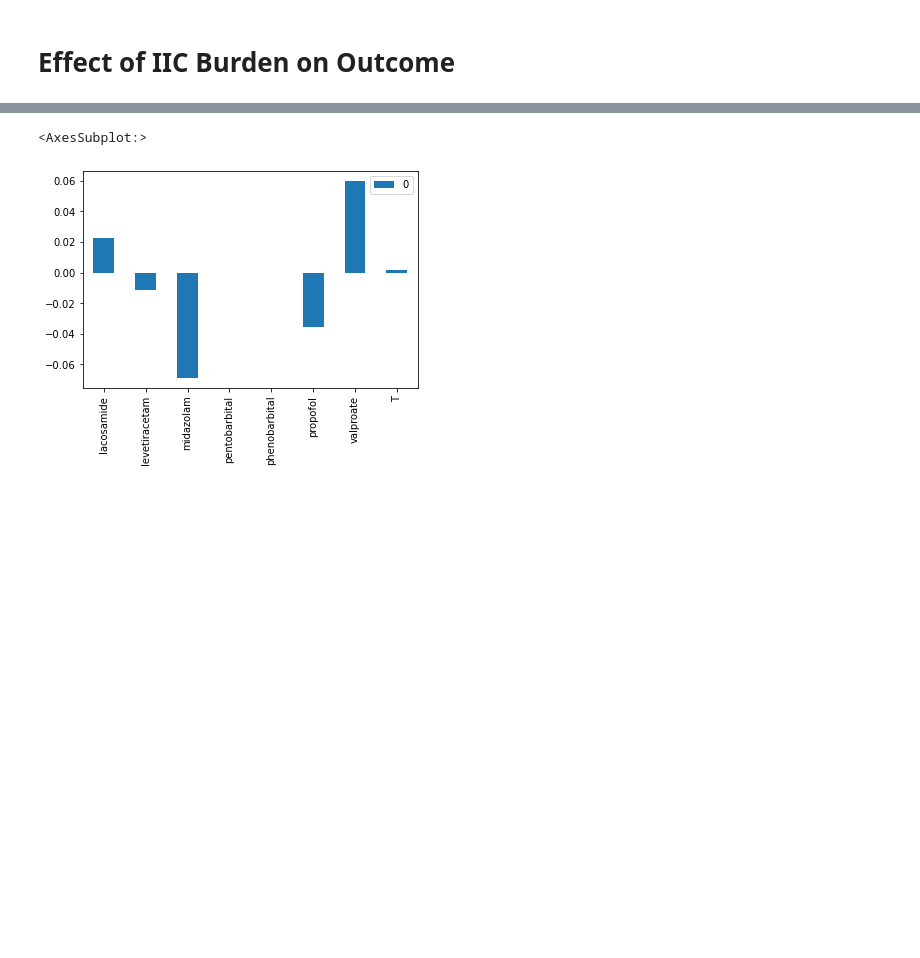
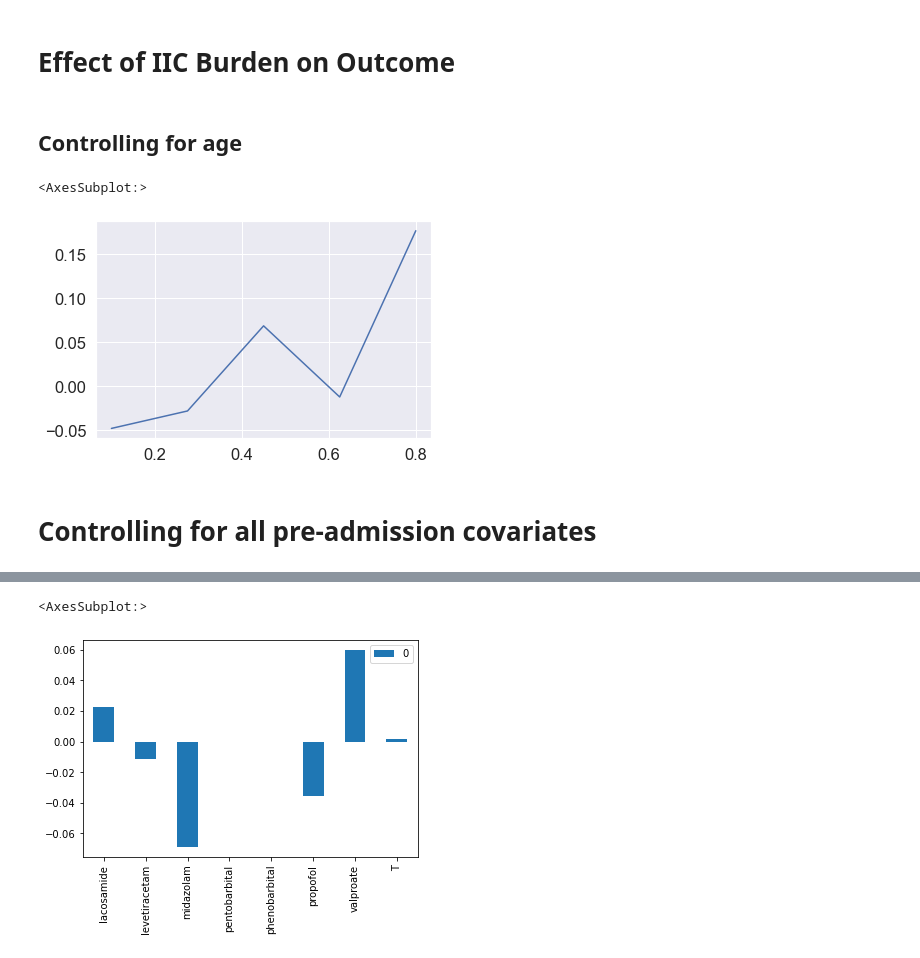
Before and after one commit to Hockey86/iic_causal_inference, a Jupyter notebook: aim2/short_term_drug_effect.ipynb, the cells around one changed output, grey strips where cells are left out. Saved outputs shown, nothing was run; the diff lists cells and outputs as text; code cells hidden in the pictures; blank space fills up the shorter version.

```diff
--- a/aim2/short_term_drug_effect.ipynb
+++ b/aim2/short_term_drug_effect.ipynb
@@ -95,3 +116,5 @@ def setup_coarsen_data(iic_burden,window = 36,summarize='max',**kwargs):
     return df
 # %% [markdown]
 # Effect of IIC Burden on Outcome
+# %% [markdown]
+## Controlling for age
@@ -98 +196,21 @@ def setup_coarsen_data(iic_burden,window = 36,summarize='max',**kwargs):
+# %%
+df_ate_dict = {}
+df_m_atec = {}
+for type_summary in cates_dict_dict.keys():
+    m_dict = m_dict_dict[type_summary]
+    cates_dict = cates_dict_dict[type_summary]
+    df_ate = pd.DataFrame( np.array([cates_dict[threshold].mean(axis=0).values.reshape(-1,) for threshold in cates_dict.keys()]),
+                            index = cates_dict.keys(),
+                            columns = cates_dict[threshold].mean(axis=0).index )
+    df_m_atec = pd.DataFrame( np.array([m_dict[threshold].CATE_df.loc[m_dict[threshold].CATE_df['T']==0].mean(axis=0)['CATE'].values for threshold in cates_dict.keys()]),
+                            index = ['%.2f'%(j) for j in cates_dict.keys()], columns = ['ATE' for i in range(len(m_dict[threshold].CATE_df.mean(axis=0)['CATE'].values))] )
+    df_ate_dict[type_summary] = df_ate
+# %%
+# df_ate['T_coef'].plot()
+df_m_atec.plot()
+# %% [output]
+<AxesSubplot:>
+[figure, added]
+# %% [markdown]
+# Controlling for all pre-admission covariates
 # %%
```
Also changed, not shown: parts of 24 cells of this notebook.
